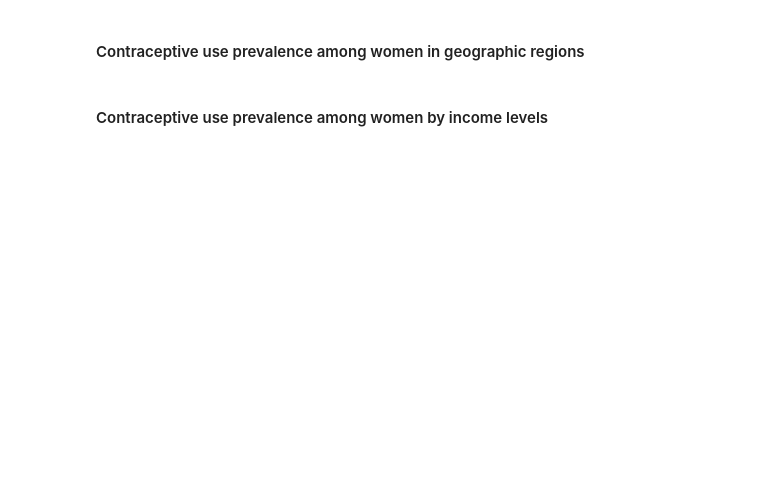
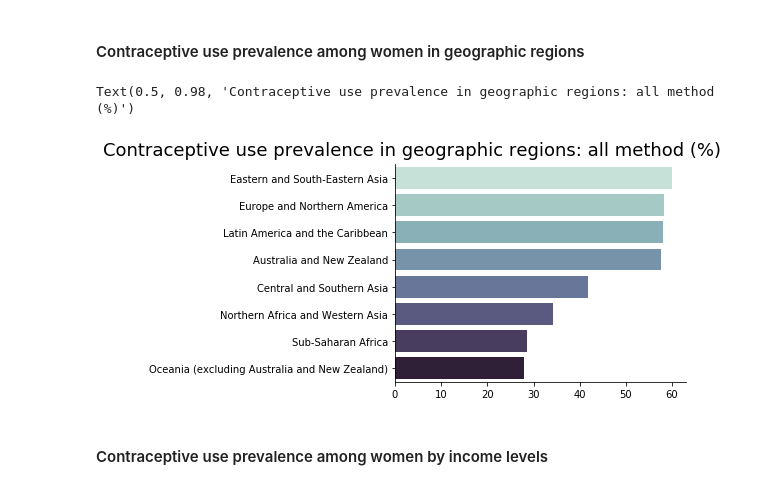
Before and after one commit to JYU-412/Contraceptive-data-visualization, a Jupyter notebook: Project_contraceptive_data_visualization.ipynb, the cells around one changed output. Saved outputs shown, nothing was run; the diff lists cells and outputs as text; code cells hidden in the pictures; blank space fills up the shorter version.

```diff
--- a/Project_contraceptive_data_visualization.ipynb
+++ b/Project_contraceptive_data_visualization.ipynb
@@ -70,13 +97,18 @@ ax.annotate('Source: United  Nations, Population  Division  (2019).',xy=(0.1, 0.
 g_contra=area2019.iloc[1:9,:2]
 g_contra=g_contra.sort_values("Any method", ascending=False)
 # %%
-g=sns.catplot(y="area", x="Any method",palette=(sns.cubehelix_palette(8, start=.5, rot=-.5)), height=4,aspect=2, kind="bar",  data=g_contra)
-#plt.suptitle('Contraceptive use in geographic regions',size=16)
-#plt.show()
+g=sns.catplot(y="area", x="Any method",
+              palette=(sns.cubehelix_palette(8, start=.5, rot=-.5)),
+              height=4,aspect=2, kind="bar",  data=g_contra)
+
 (g.set_ylabels("")
   .set_xlabels(""))
 g.fig.subplots_adjust(top=0.9)
-g.fig.suptitle('Contraceptive use prevalence in geographic regions: all method (%)', fontsize=18)
+g.fig.suptitle('Contraceptive use prevalence in geographic regions: all method (%)',
+               fontsize=18)
+# %% [output]
+Text(0.5, 0.98, 'Contraceptive use prevalence in geographic regions: all method (%)')
+[figure, added]
 # %% [markdown]
 #### Contraceptive use prevalence among women by income levels
 # %%
```
Also changed, not shown: parts of 19 cells of this notebook, 1 other file.
